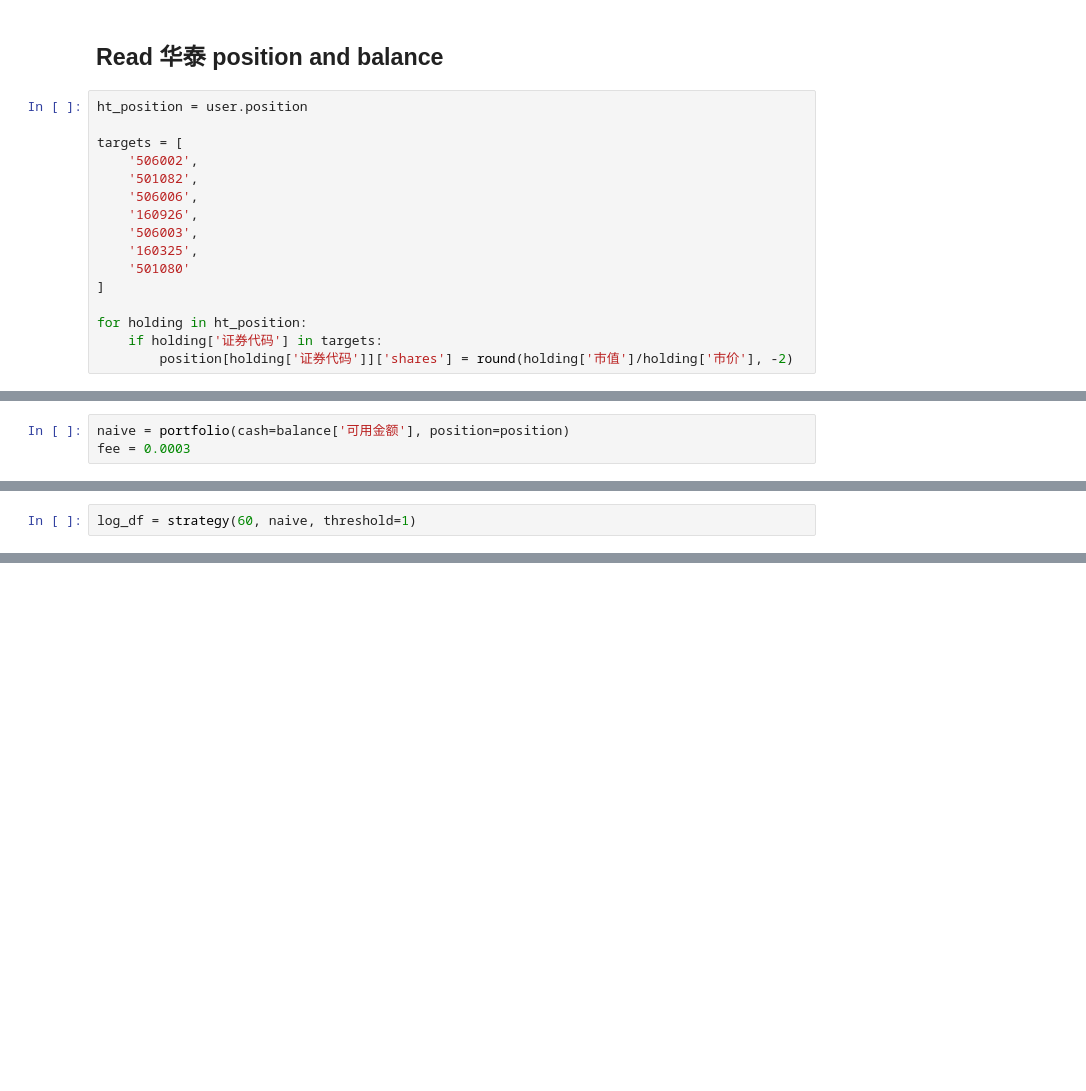
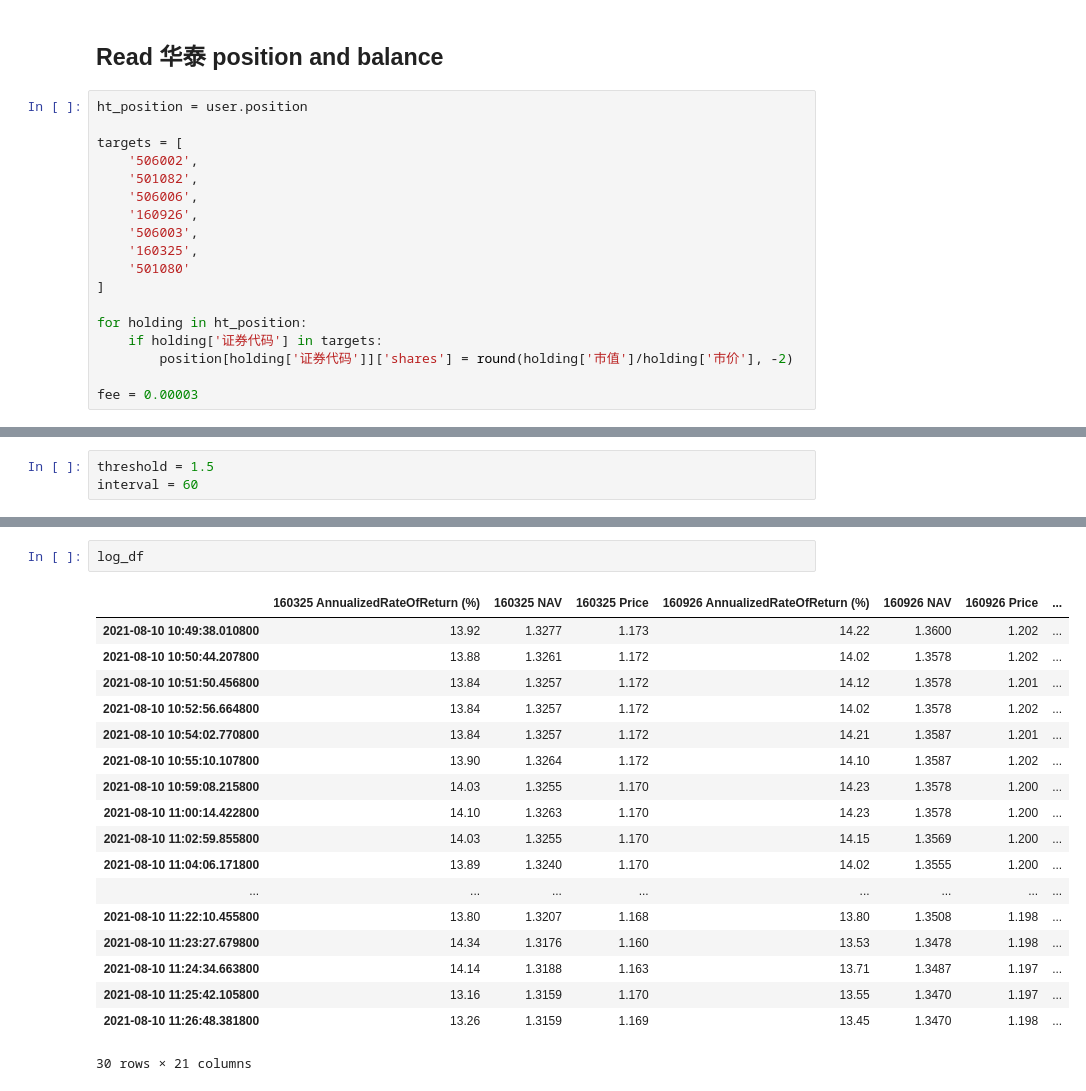
Before and after one commit to zachkongoyu/naive_model, a Jupyter notebook: Real Time Test (S2).ipynb, the cells around one changed output, grey strips where cells are left out. Drawn from its saved outputs; the diff is of its cells as text; blank space fills up the shorter version.

```diff
--- a/Real Time Test (S2).ipynb
+++ b/Real Time Test (S2).ipynb
@@ -110,3 +130,5 @@ targets = [
 for holding in ht_position:
     if holding['证券代码'] in targets:
         position[holding['证券代码']]['shares'] = round(holding['市值']/holding['市价'], -2)
+
+fee = 0.00003
@@ -115,4 +135 @@ balance = user.balance
-# %%
-naive = portfolio(cash=balance['可用金额'], position=position)
-fee = 0.0003
 # %%
@@ -197,3 +229 @@ def strategy(interval, portfolio, threshold):
     return log_df
-# %%
-log_df = strategy(60, naive, threshold=1)
@@ -236,0 +230,3 @@ user.refresh()
+# %%
+threshold = 1.5
+interval = 60
@@ -236,0 +357,21 @@ user.refresh()
+# %%
+log_df
+# %% [output]
+|  | 160325 AnnualizedRateOfReturn (%) | 160325 NAV | 160325 Price | 160926 AnnualizedRateOfReturn (%) | 160926 NAV | 160926 Price | ... |
+| 2021-08-10 10:49:38.010800 | 13.92 | 1.3277 | 1.173 | 14.22 | 1.3600 | 1.202 | ... |
+| 2021-08-10 10:50:44.207800 | 13.88 | 1.3261 | 1.172 | 14.02 | 1.3578 | 1.202 | ... |
+| 2021-08-10 10:51:50.456800 | 13.84 | 1.3257 | 1.172 | 14.12 | 1.3578 | 1.201 | ... |
+| 2021-08-10 10:52:56.664800 | 13.84 | 1.3257 | 1.172 | 14.02 | 1.3578 | 1.202 | ... |
+| 2021-08-10 10:54:02.770800 | 13.84 | 1.3257 | 1.172 | 14.21 | 1.3587 | 1.201 | ... |
+| 2021-08-10 10:55:10.107800 | 13.90 | 1.3264 | 1.172 | 14.10 | 1.3587 | 1.202 | ... |
+| 2021-08-10 10:59:08.215800 | 14.03 | 1.3255 | 1.170 | 14.23 | 1.3578 | 1.200 | ... |
+| 2021-08-10 11:00:14.422800 | 14.10 | 1.3263 | 1.170 | 14.23 | 1.3578 | 1.200 | ... |
+| 2021-08-10 11:02:59.855800 | 14.03 | 1.3255 | 1.170 | 14.15 | 1.3569 | 1.200 | ... |
+| 2021-08-10 11:04:06.171800 | 13.89 | 1.3240 | 1.170 | 14.02 | 1.3555 | 1.200 | ... |
+| ... | ... | ... | ... | ... | ... | ... | ... |
+| 2021-08-10 11:22:10.455800 | 13.80 | 1.3207 | 1.168 | 13.80 | 1.3508 | 1.198 | ... |
+| 2021-08-10 11:23:27.679800 | 14.34 | 1.3176 | 1.160 | 13.53 | 1.3478 | 1.198 | ... |
+| 2021-08-10 11:24:34.663800 | 14.14 | 1.3188 | 1.163 | 13.71 | 1.3487 | 1.197 | ... |
+| 2021-08-10 11:25:42.105800 | 13.16 | 1.3159 | 1.170 | 13.55 | 1.3470 | 1.197 | ... |
+| 2021-08-10 11:26:48.381800 | 13.26 | 1.3159 | 1.169 | 13.45 | 1.3470 | 1.198 | ... |
+30 rows × 21 columns
```
Also changed, not shown: parts of 9 cells of this notebook.
